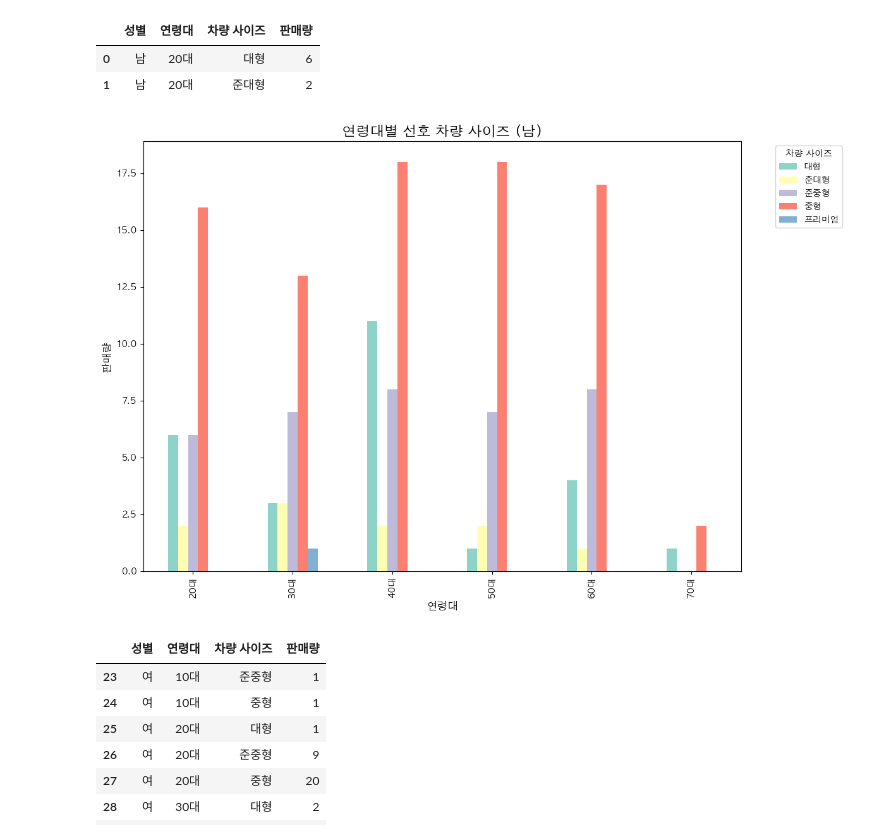
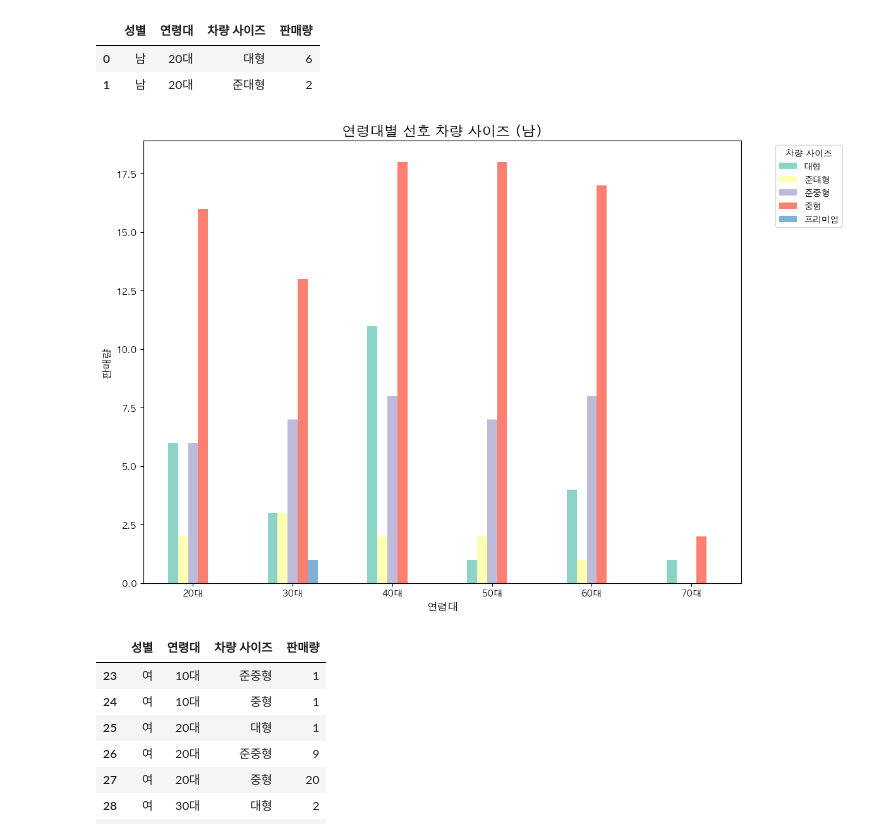
Before and after one commit to codekookiz/mini-project-1, a Jupyter notebook: data_analysis/category_gender.ipynb, the cells around one changed output. Saved outputs shown, nothing was run; the diff lists cells and outputs as text; code cells hidden in the pictures.

```diff
--- a/data_analysis/category_gender.ipynb
+++ b/data_analysis/category_gender.ipynb
@@ -201,26 +201,27 @@ size_man.head(2)
 # %%
 # 연령대와 제품별 판매량 합산
 df_pivot = size_man.pivot_table(index='연령대', columns='차량 사이즈', values='판매량', aggfunc='sum', fill_value=0)
 
 # 색상 설정 (Seaborn 팔레트 사용)
 colors = sb.color_palette("Set3", n_colors=len(df_pivot.columns))
 
 # 스택형 막대 그래프 그리기
 ax = df_pivot.plot(kind='bar', figsize=(12, 8), color=colors)
 
 # 그래프 제목과 레이블 설정
 ax.set_title('연령대별 선호 차량 사이즈 (남)', fontsize=16)
 ax.set_xlabel('연령대', fontsize=12)
+ax.set_xticklabels(ax.get_xticklabels(), rotation=0)
 ax.set_ylabel('판매량', fontsize=12)
 
 # 범례 설정
 plt.legend(title='차량 사이즈', bbox_to_anchor=(1.05, 1), loc='upper left')
 
 # 그래프 표시
 plt.tight_layout()
 plt.show()
 # %% [output]
-[figure, old version]
+[figure, new version]
 # %%
 # 여성만 가져오기
 size_female=size_df[size_df["성별"]=="여"]
```
Also changed, not shown: parts of 5 cells of this notebook, 4 other files.
